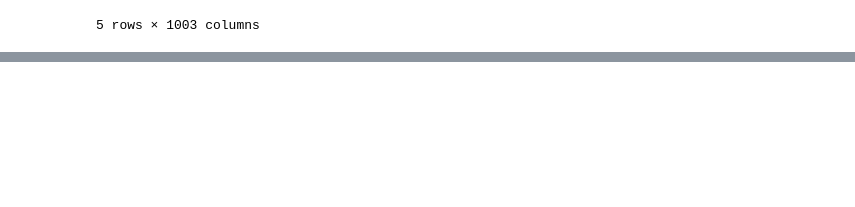
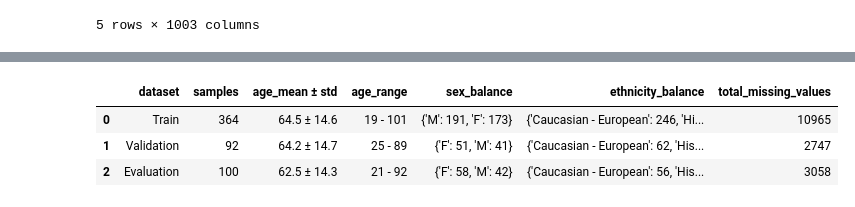
Before and after one commit to Mushroompilamis/MLCB26_Assignment1, a Jupyter notebook: notebooks/data_exploration.ipynb, the cells around one changed output, grey strips where cells are left out. Saved outputs shown, nothing was run; the diff lists cells and outputs as text; code cells hidden in the pictures; blank space fills up the shorter version.

```diff
--- a/notebooks/data_exploration.ipynb
+++ b/notebooks/data_exploration.ipynb
@@ -149,0 +379,22 @@ check_missing_values(eval_data)
+# %%
+def data_summary(train, val, evaluation):
+    rows = []
+    for name, data in [("Train", train), ("Validation", val), ("Evaluation", evaluation)]:
+        rows.append({"dataset":name,
+             "samples": f"{len(data)}",
+             "age_mean ± std": f"{data['age'].mean():.1f} ± {data['age'].std():.1f}",
+             "age_range": f"{data['age'].min():.0f} - {data['age'].max():.0f}",
+             "sex_balance": data["sex"].value_counts().to_dict() if "sex" in data.columns else {},
+             "ethnicity_balance":data["ethnicity"].value_counts().to_dict() if "ethnicity" in data.columns else {},
+             "total_missing_values": f"{int(data.isna().sum().sum())}"
+             })
+    stats_tab = pd.DataFrame(rows)
+    return stats_tab
+# %%
+statistics_df = data_summary(train_data,val_data,eval_data)
+statistics_df
+# %% [output]
+|  | dataset | samples | age_mean ± std | age_range | sex_balance | ethnicity_balance | total_missing_values |
+| 0 | Train | 364 | 64.5 ± 14.6 | 19 - 101 | {'M': 191, 'F': 173} | {'Caucasian - European': 246, 'Hi... | 10965 |
+| 1 | Validation | 92 | 64.2 ± 14.7 | 25 - 89 | {'F': 51, 'M': 41} | {'Caucasian - European': 62, 'His... | 2747 |
+| 2 | Evaluation | 100 | 62.5 ± 14.3 | 21 - 92 | {'F': 58, 'M': 42} | {'Caucasian - European': 56, 'His... | 3058 |
```
Also changed, not shown: parts of 26 cells of this notebook, 4 other files.
